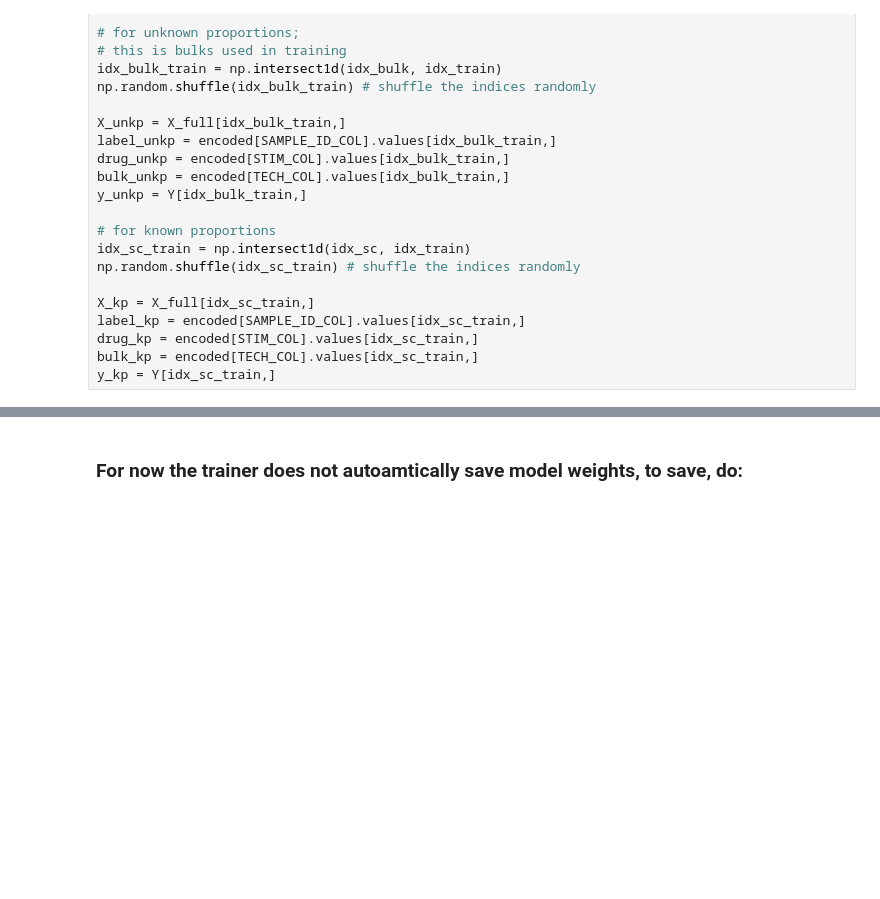
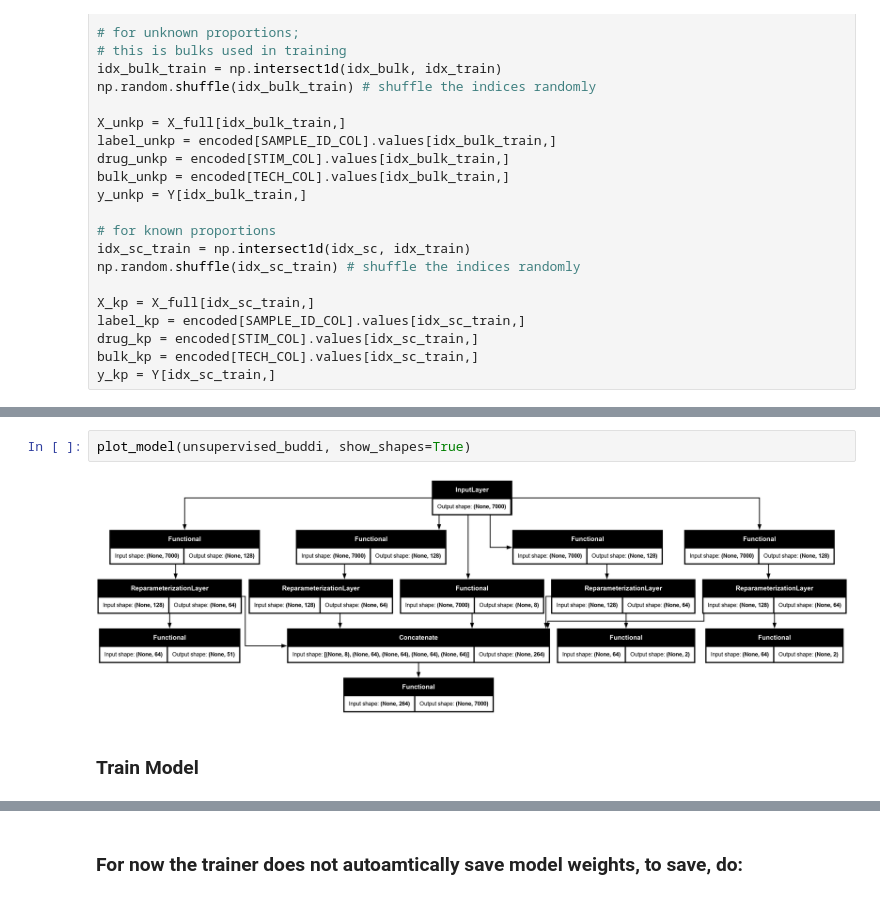
Before and after one commit to NDavidsonLab/buddi_v2, a Jupyter notebook: examples/3.train_buddi4.ipynb, the cells around one changed output, grey strips where cells are left out. Drawn from its saved outputs; the diff is of its cells as text; blank space fills up the shorter version.

```diff
--- a/examples/3.train_buddi4.ipynb
+++ b/examples/3.train_buddi4.ipynb
@@ -469,3 +512,9 @@ supervised_buddi, unsupervised_buddi = build_buddi4(
+# %%
+plot_model(unsupervised_buddi, show_shapes=True)
+# %% [output]
+[figure, added]
+# %% [markdown]
+### Train Model
 # %%
 all_loss_df = fit_buddi4(
     supervised_buddi, unsupervised_buddi,
```
Also changed, not shown: parts of 16 cells of this notebook.
